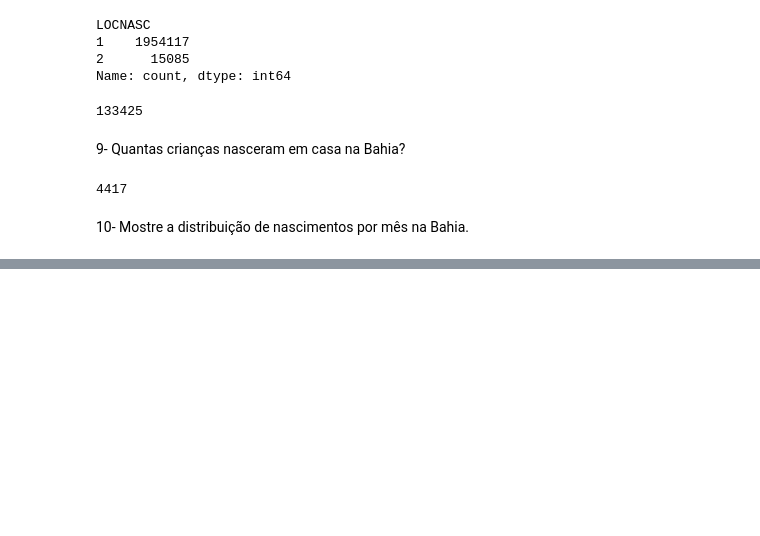
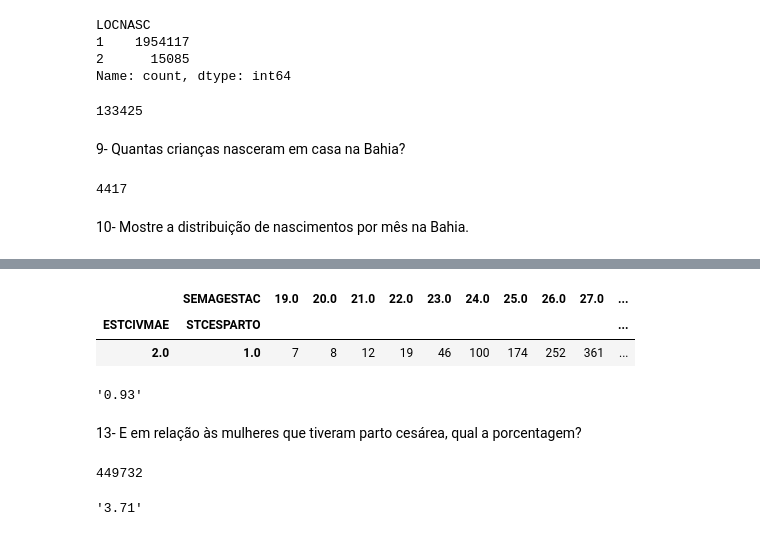
Before and after one commit to JuliaLizS/Processo_seletivo, a Jupyter notebook: IPQ.ipynb, the cells around one changed output, grey strips where cells are left out. Cells and saved outputs as stored; diff of their text form; code cells hidden in the pictures; blank space fills up the shorter version.

```diff
--- a/IPQ.ipynb
+++ b/IPQ.ipynb
@@ -357,0 +485,19 @@ mes_nasc_BA = mes.value_counts().sort
+# %%
+dados = dados.dropna(subset=['STCESPARTO'])
+dados = dados.dropna(subset=['SEMAGESTAC'])
+# %%
+casadas_normal_37 = dados[(dados['ESTCIVMAE'] == 2) & (dados['STCESPARTO'] == 1.0) & (dados['SEMAGESTAC'] < 37.0)]
+# %%
+mostrar = casadas_normal_37.groupby(['ESTCIVMAE', 'STCESPARTO', 'SEMAGESTAC']).size().unstack(fill_value=0)
+mostrar
+# %% [output]
+|  | SEMAGESTAC | 19.0 | 20.0 | 21.0 | 22.0 | 23.0 | 24.0 | 25.0 | 26.0 | 27.0 | ... |
+| ESTCIVMAE | STCESPARTO |  |  |  |  |  |  |  |  |  | ... |
+| 2.0 | 1.0 | 7 | 8 | 12 | 19 | 46 | 100 | 174 | 252 | 361 | ... |
+# %%
+casadas_normal_37_porcentagem = (len(casadas_normal_37) / len(dados)) * 100
+f"{casadas_normal_37_porcentagem:.2f}"
+# %% [output]
+'0.93'
+# %% [markdown]
+13- E em relação às mulheres que tiveram parto cesárea, qual a porcentagem?
@@ -357,0 +506,10 @@ mes_nasc_BA = mes.value_counts().sort
+# %%
+tot_cesarea = len(cesareas)
+tot_cesarea
+# %% [output]
+449732
+# %%
+porcentagem = (len(casadas_normal_37) / tot_cesarea) * 100
+f"{porcentagem:.2f}"
+# %% [output]
+'3.71'
```
Also changed, not shown: parts of 16 cells of this notebook.
